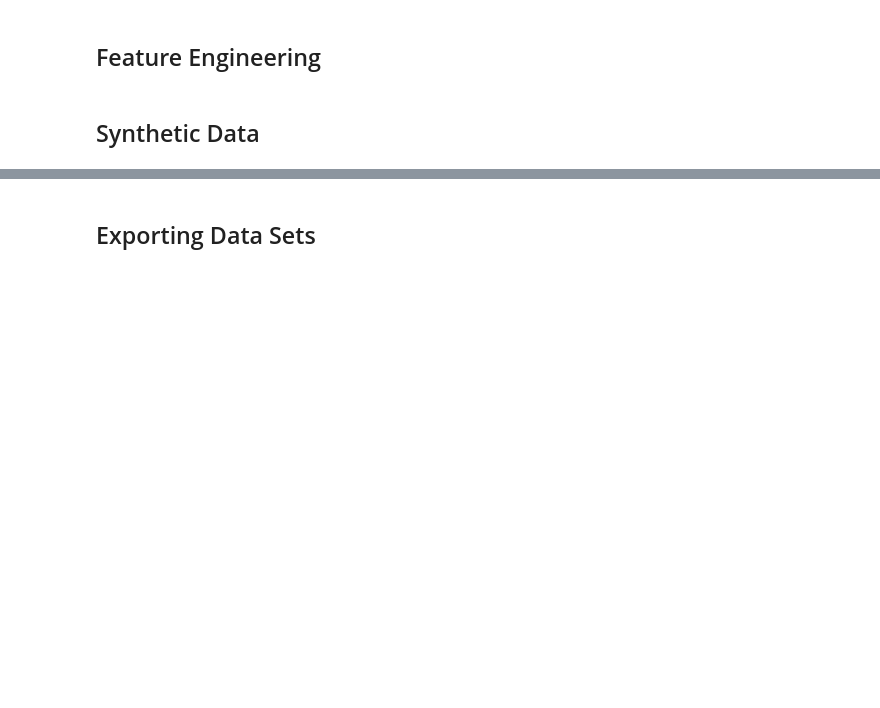
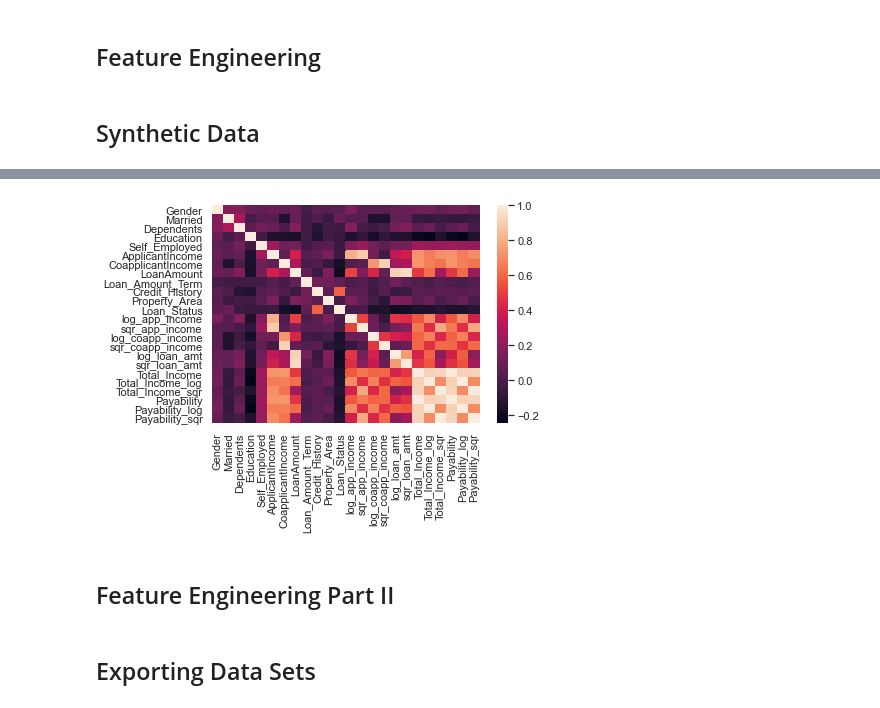
Before and after one commit to Charles-Gormley/Loan_Eligibility_Classification, a Jupyter notebook: EDA.ipynb, the cells around one changed output, grey strips where cells are left out. Cells and saved outputs as stored; diff of their text form; code cells hidden in the pictures; blank space fills up the shorter version.

```diff
--- a/EDA.ipynb
+++ b/EDA.ipynb
@@ -84,0 +80,12 @@ plt.show()
+# %%
+# Correlation matrix
+# plot Corralation Matrix
+corr = df.corr()
+sns.heatmap(corr,
+            xticklabels=corr.columns.values,
+            yticklabels=corr.columns.values)
+plt.show()
+# %% [output]
+[figure, added]
+# %% [markdown]
+## Feature Engineering Part II
```
Also changed, not shown: parts of 12 cells of this notebook, 16 other files.
